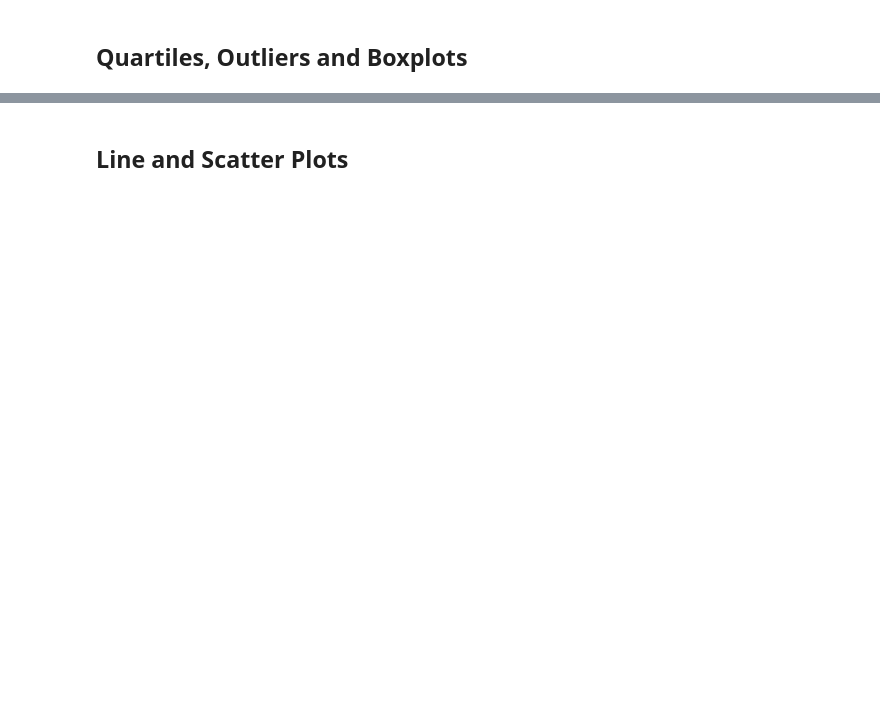
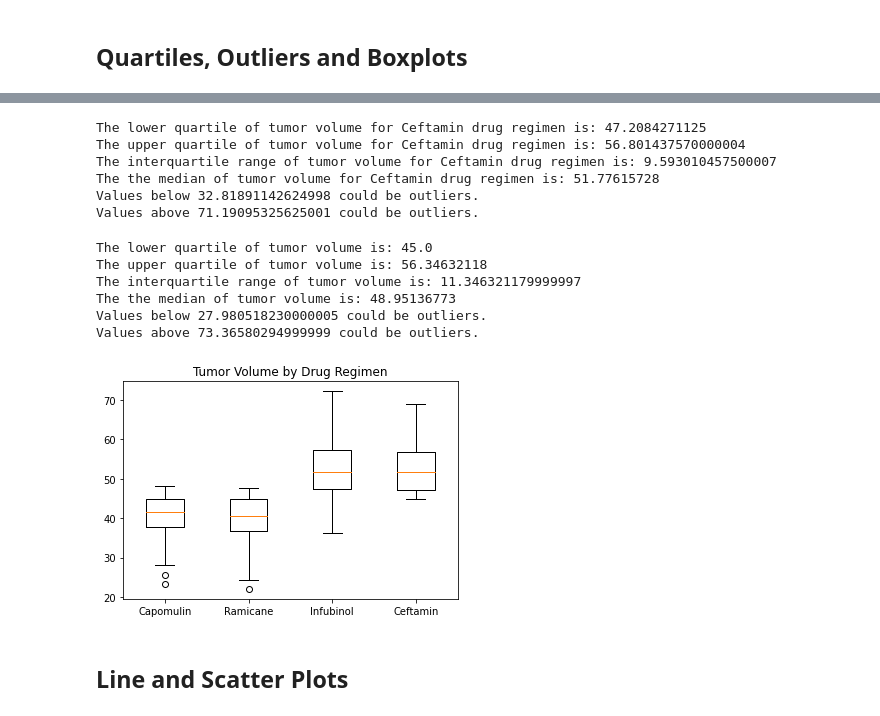
Before and after one commit to DCornea5/Matplotlib-The-Power-Of-Plots, a Jupyter notebook: Pymaceuticals/pymaceuticals_starter.ipynb, the cells around one changed output, grey strips where cells are left out. Drawn from its saved outputs; the diff is of its cells as text; code cells hidden in the pictures; blank space fills up the shorter version.

```diff
--- a/Pymaceuticals/pymaceuticals_starter.ipynb
+++ b/Pymaceuticals/pymaceuticals_starter.ipynb
@@ -268,4 +387,81 @@ plt.show()
+# %%
+# Ceftamin Drug Regimen
+# Calculate the IQR and quantitatively determine if there are any potential outliers.
+# tumor volumes
+# upper, lower bounds and outliers
+
+Ceftamin_df=combined_df.loc[combined_df["Drug Regimen"]=='Ceftamin']
+Ceftamin_tumor_volumes=Ceftamin_df["Tumor Volume (mm3)"]
+
+Ceftamin_quartiles = Ceftamin_tumor_volumes.quantile([.25,.5,.75])
+Ceftamin_lowerq = Ceftamin_quartiles[0.25]
+Ceftamin_upperq = Ceftamin_quartiles[0.75]
+Ceftamin_iqr = Ceftamin_upperq-Ceftamin_lowerq
+
+print(f"The lower quartile of tumor volume for Ceftamin drug regimen is: {Ceftamin_lowerq}")
+print(f"The upper quartile of tumor volume for Ceftamin drug regimen is: {Ceftamin_upperq}")
+print(f"The interquartile range of tumor volume for Ceftamin drug regimen is: {Ceftamin_iqr}")
+print(f"The the median of tumor volume for Ceftamin drug regimen is: {Ceftamin_quartiles[0.5]} ")
+
+Ceftamin_lower_bound = Ceftamin_lowerq - (1.5*Ceftamin_iqr)
+Ceftamin_upper_bound = Ceftamin_upperq + (1.5*Ceftamin_iqr)
+print(f"Values below {Ceftamin_lower_bound} could be outliers.")
+print(f"Values above {Ceftamin_upper_bound} could be outliers.")
+# %% [output]
+The lower quartile of tumor volume for Ceftamin drug regimen is: 47.2084271125
+The upper quartile of tumor volume for Ceftamin drug regimen is: 56.801437570000004
+The interquartile range of tumor volume for Ceftamin drug regimen is: 9.593010457500007
+The the median of tumor volume for Ceftamin drug regimen is: 51.77615728
+Values below 32.81891142624998 could be outliers.
+Values above 71.19095325625001 could be outliers.
+# %%
+# All Drug Regimens
+# Calculate the IQR and quantitatively determine if there are any potential outliers.
+# tumor volumes
+# upper, lower bounds and outliers
+
+last.head()
+
+tumor_volumes= combined_df["Tumor Volume (mm3)"]
+tumor_volumes
+
+
+quartiles = tumor_volumes.quantile([.25,.5,.75])
+lowerq = quartiles[0.25]
+upperq = quartiles[0.75]
+iqr = upperq-lowerq
+
+print(f"The lower quartile of tumor volume is: {lowerq}")
+print(f"The upper quartile of tumor volume is: {upperq}")
+print(f"The interquartile range of tumor volume is: {iqr}")
+print(f"The the median of tumor volume is: {quartiles[0.5]} ")
+
+lower_bound = lowerq - (1.5*iqr)
+upper_bound = upperq + (1.5*iqr)
+print(f"Values below {lower_bound} could be outliers.")
+print(f"Values above {upper_bound} could be outliers.")
+# %% [output]
+The lower quartile of tumor volume is: 45.0
+The upper quartile of tumor volume is: 56.34632118
+The interquartile range of tumor volume is: 11.346321179999997
+The the median of tumor volume is: 48.95136773
+Values below 27.980518230000005 could be outliers.
+Values above 73.36580294999999 could be outliers.
 # %%
 # Generate a box plot of the final tumor volume of each mouse across four regimens of interest
+
+data_to_plot = [Capomulin_tumor_volumes,
+                Ramicane_tumor_volumes,
+                Infubinol_tumor_volumes,
+                Ceftamin_tumor_volumes]
+
+fig1, ax1 = plt.subplots()
+ax1.set_title('Tumor Volume by Drug Regimen')
+ax1.boxplot(data_to_plot)
+plt.xticks([1, 2, 3, 4], ['Capomulin', 'Ramicane', 'Infubinol', 'Ceftamin'])
+
+plt.show()
+# %% [output]
+[figure, added]
 # %% [markdown]
 ## Line and Scatter Plots
```
Also changed, not shown: parts of 15 cells of this notebook, 1 other file.
